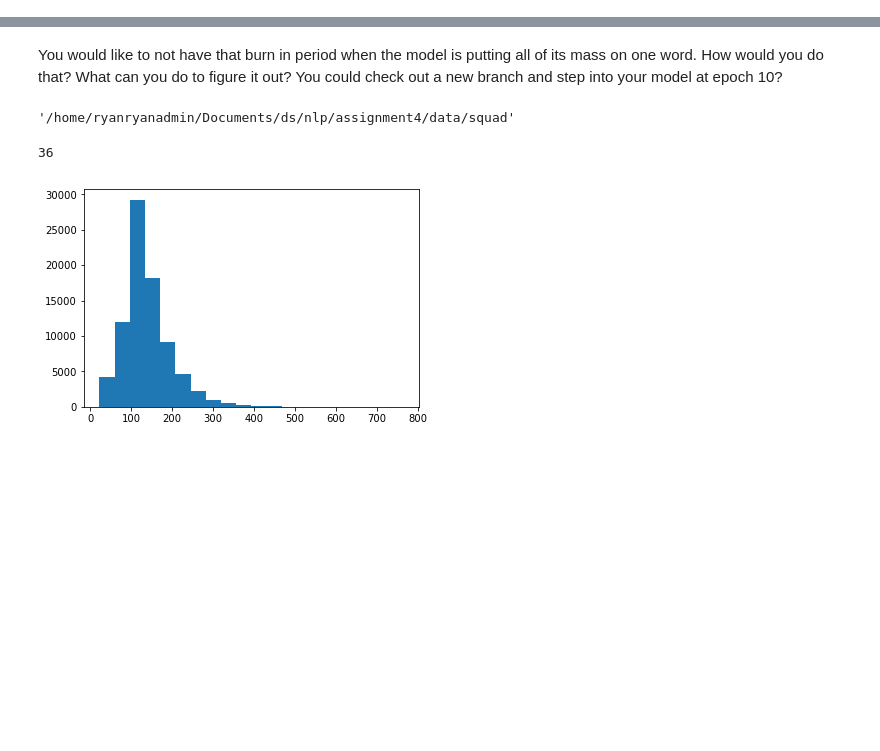
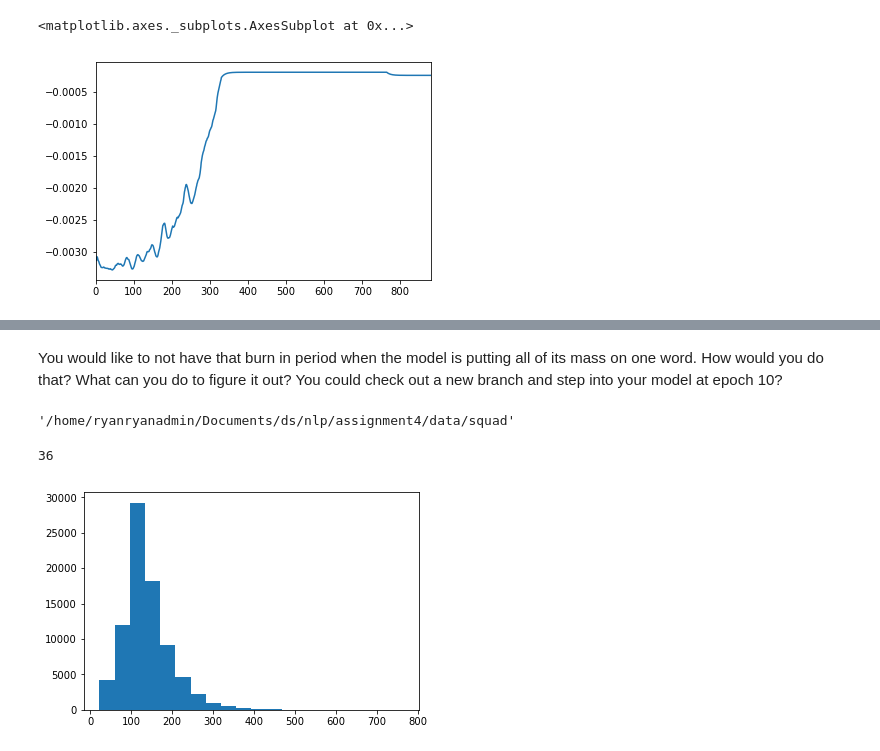
Before and after one commit to ryankresse/nlp_qa, a Jupyter notebook: explore_data.ipynb, the cells around one changed output, grey strips where cells are left out. Drawn from its saved outputs; the diff is of its cells as text; code cells hidden in the pictures; blank space fills up the shorter version.

```diff
--- a/explore_data.ipynb
+++ b/explore_data.ipynb
@@ -30,0 +31,2 @@ end_df.max(axis=1).hist()
+# %%
+end_mlp_weight_1 = pd.read_csv('end_mlp_weight_1_mean.csv')
@@ -30,0 +40,5 @@ end_df.max(axis=1).hist()
+# %%
+end_mlp_weight_1.Value.plot()
+# %% [output]
+<matplotlib.axes._subplots.AxesSubplot at 0x...>
+[figure, added]
```
Also changed, not shown: parts of 21 cells of this notebook, 5 other files.
